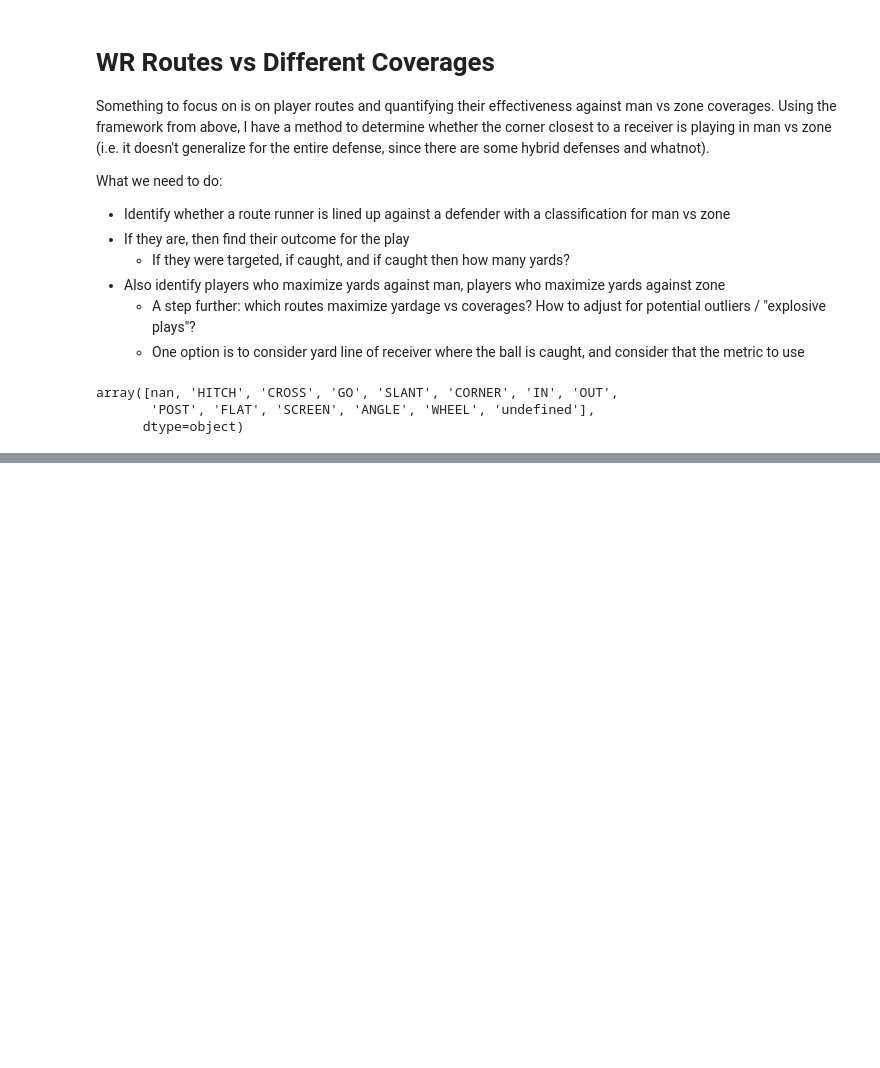
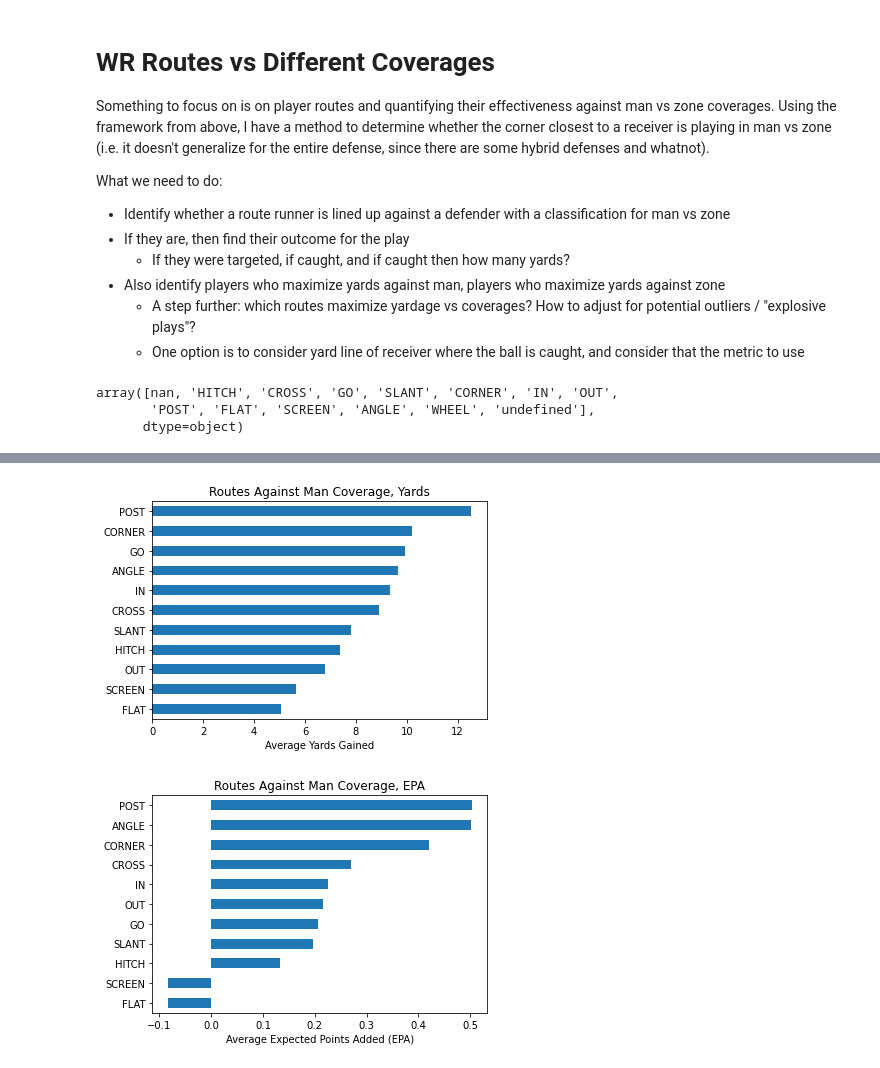
Before and after one commit to taarakshah/ms-thesis, a Jupyter notebook: NFL_Thesis_Modeling.ipynb, the cells around one changed output, grey strips where cells are left out. Saved outputs shown, nothing was run; the diff lists cells and outputs as text; code cells hidden in the pictures; blank space fills up the shorter version.

```diff
--- a/NFL_Thesis_Modeling.ipynb
+++ b/NFL_Thesis_Modeling.ipynb
@@ -716,0 +801,25 @@ Name: gm_coverage, dtype: int64
+# %%
+## routes vs man coverage
+mancov.groupby('route')['playResult']\
+    .agg('mean')\
+    .sort_values(ascending=False).plot(kind='barh', title='Routes Against Man Coverage, Yards')\
+    .invert_yaxis()
+
+plt.ylabel('')
+plt.xlabel('Average Yards Gained')
+plt.savefig('overleaf-figs/routesvsman_yards.png', bbox_inches='tight')
+plt.show()
+
+## EPA
+mancov.groupby('route')['epa']\
+    .agg('mean')\
+    .sort_values(ascending=False).plot(kind='barh', title='Routes Against Man Coverage, EPA')\
+    .invert_yaxis()
+
+plt.ylabel('')
+plt.xlabel('Average Expected Points Added (EPA)')
+plt.savefig('overleaf-figs/routesvsman_epa.png', bbox_inches='tight')
+plt.show()
+# %% [output]
+[figure, added]
+[figure, added]
```
Also changed, not shown: parts of 38 cells of this notebook, 2 other files.
